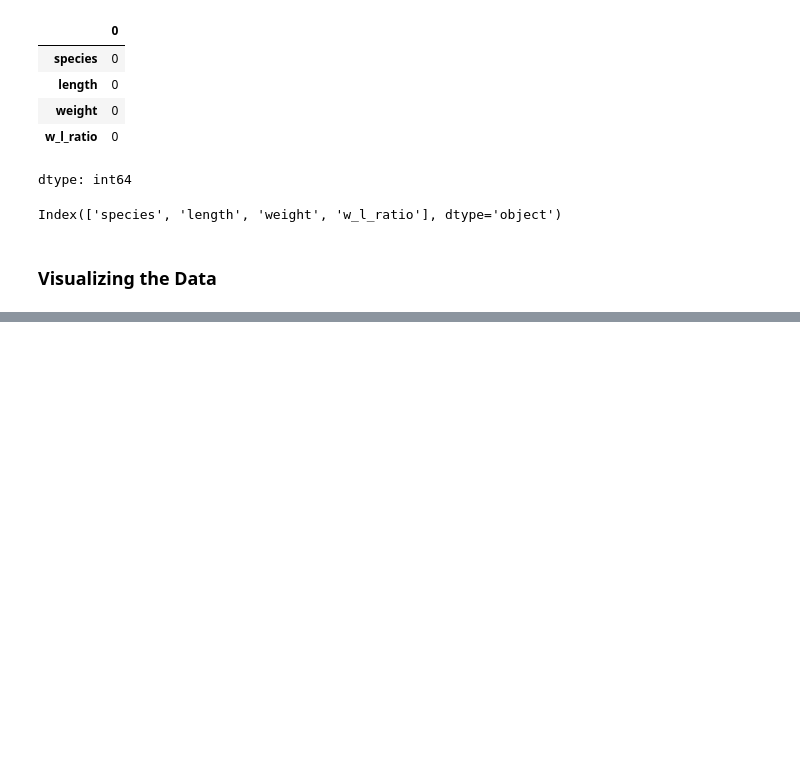
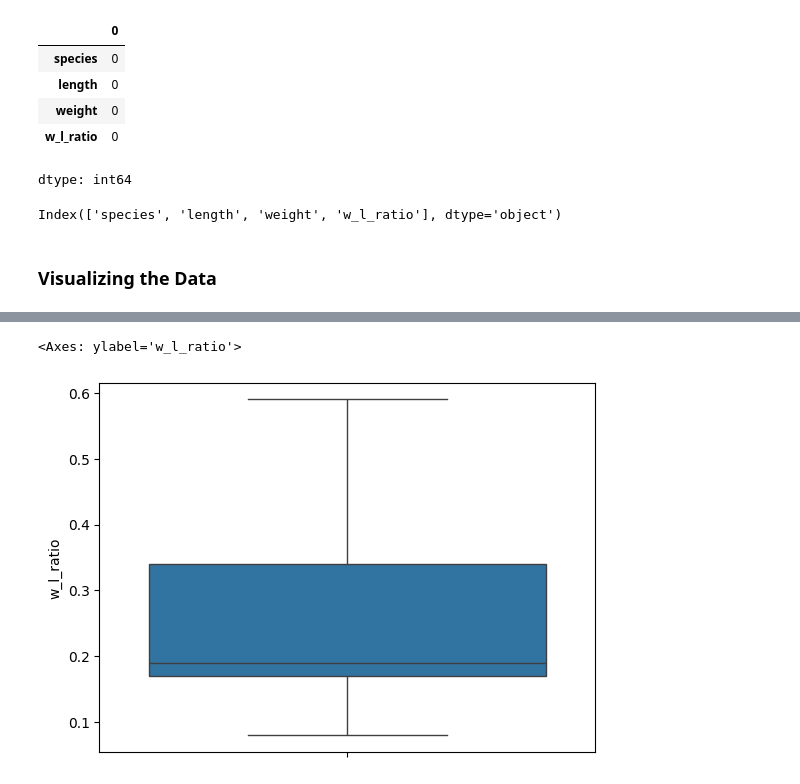
Before and after one commit to saadkhalidabbasi/EDA-Projects, a Jupyter notebook: Fish_Species_Measurements_EDA_and_Classification.ipynb, the cells around one changed output, grey strips where cells are left out. Drawn from its saved outputs; the diff is of its cells as text; code cells hidden in the pictures; blank space fills up the shorter version.

```diff
--- a/Fish_Species_Measurements_EDA_and_Classification.ipynb
+++ b/Fish_Species_Measurements_EDA_and_Classification.ipynb
@@ -96,0 +128,22 @@ fig.show()
+# %%
+# Removing Outliers through IQR Method
+
+# Step 1: Calculate Q1 (25th percentile) and Q3 (75th percentile)
+Q1 = df['w_l_ratio'].quantile(0.25)
+Q3 = df['w_l_ratio'].quantile(0.75)
+# Step 2: Calculate IQR
+IQR = Q3 - Q1
+
+# Step 3: Determine the lower and upper bounds
+lower_bound = Q1 - 1.5 * IQR
+upper_bound = Q3 + 1.5 * IQR
+
+# Step 4: Remove outliers
+df = df[(df['w_l_ratio'] >= lower_bound) & (df['w_l_ratio'] <= upper_bound)]
+# %%
+# After Removing Outliers
+
+sns.boxplot(df['w_l_ratio'])
+# %% [output]
+<Axes: ylabel='w_l_ratio'>
+[figure, added]
```
Also changed, not shown: parts of 7 cells of this notebook.
